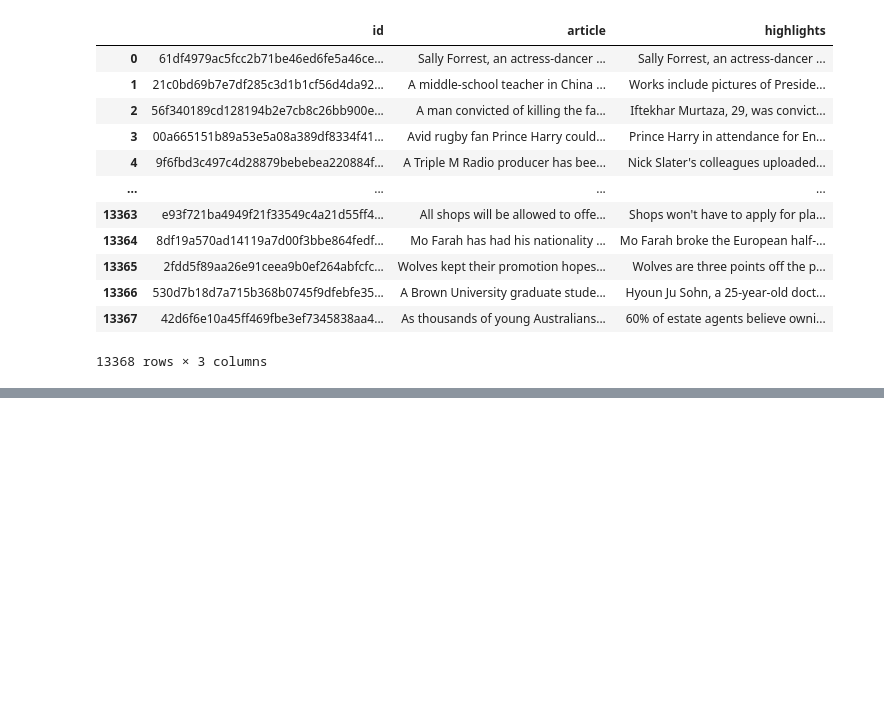
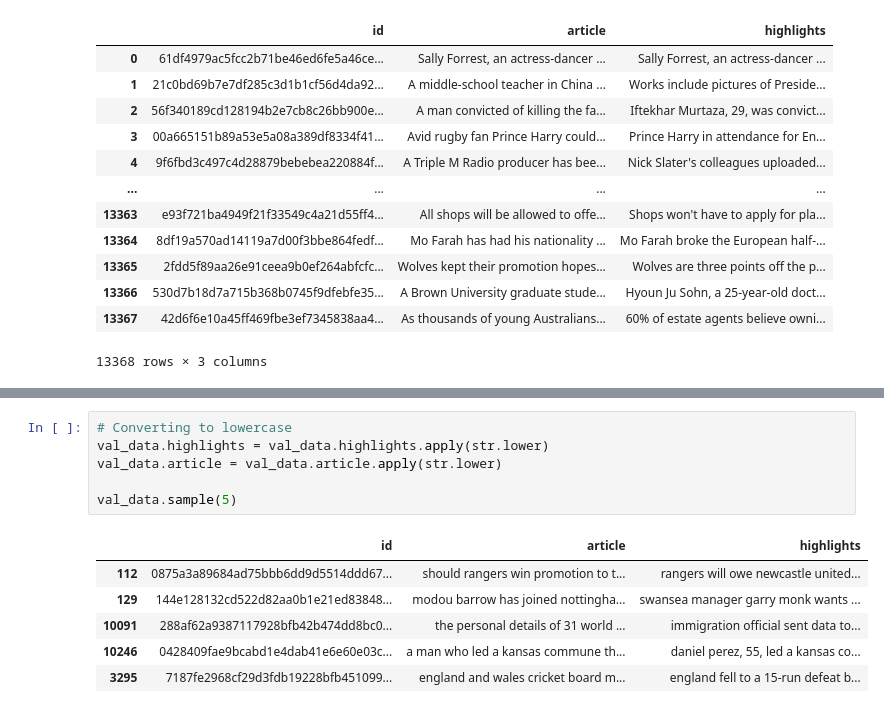
Before and after one commit to DLIBYH/Text_summarization, a Jupyter notebook: atexts.ipynb, the cells around one changed output, grey strips where cells are left out. Saved outputs shown, nothing was run; the diff lists cells and outputs as text; blank space fills up the shorter version.

```diff
--- a/atexts.ipynb
+++ b/atexts.ipynb
@@ -96,0 +231,13 @@ val_data
+# %%
+# Converting to lowercase
+val_data.highlights = val_data.highlights.apply(str.lower)
+val_data.article = val_data.article.apply(str.lower)
+
+val_data.sample(5)
+# %% [output]
+|  | id | article | highlights |
+| 112 | 0875a3a89684ad75bbb6dd9d5514ddd67... | should rangers win promotion to t... | rangers will owe newcastle united... |
+| 129 | 144e128132cd522d82aa0b1e21ed83848... | modou barrow has joined nottingha... | swansea manager garry monk wants ... |
+| 10091 | 288af62a9387117928bfb42b474dd8bc0... | the personal details of 31 world ... | immigration official sent data to... |
+| 10246 | 0428409fae9bcabd1e4dab41e6e60e03c... | a man who led a kansas commune th... | daniel perez, 55, led a kansas co... |
+| 3295 | 7187fe2968cf29d3fdb19228bfb451099... | england and wales cricket board m... | england fell to a 15-run defeat b... |
```
Also changed, not shown: parts of 12 cells of this notebook.
